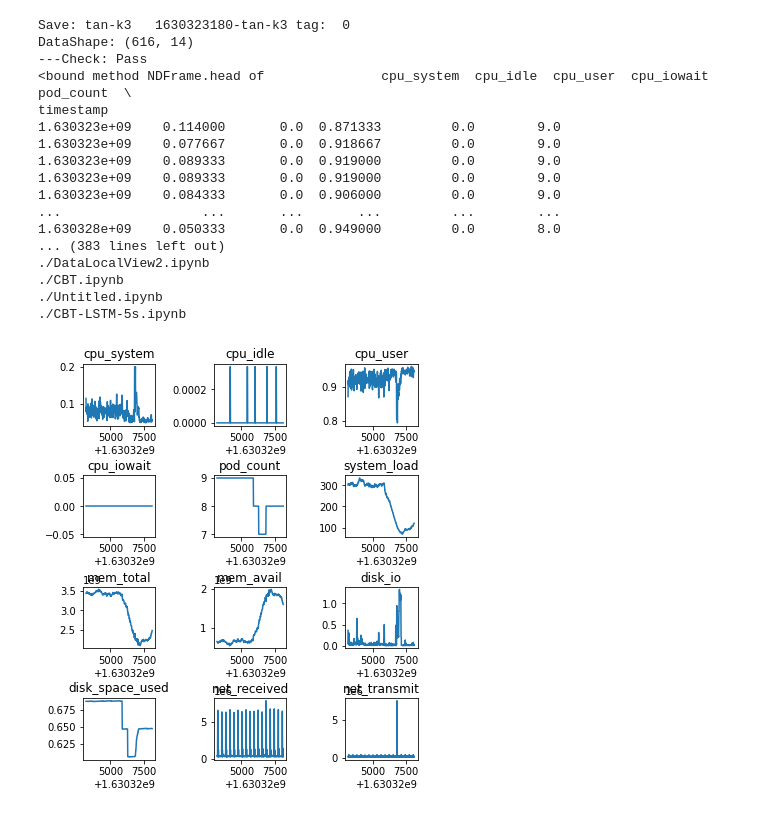
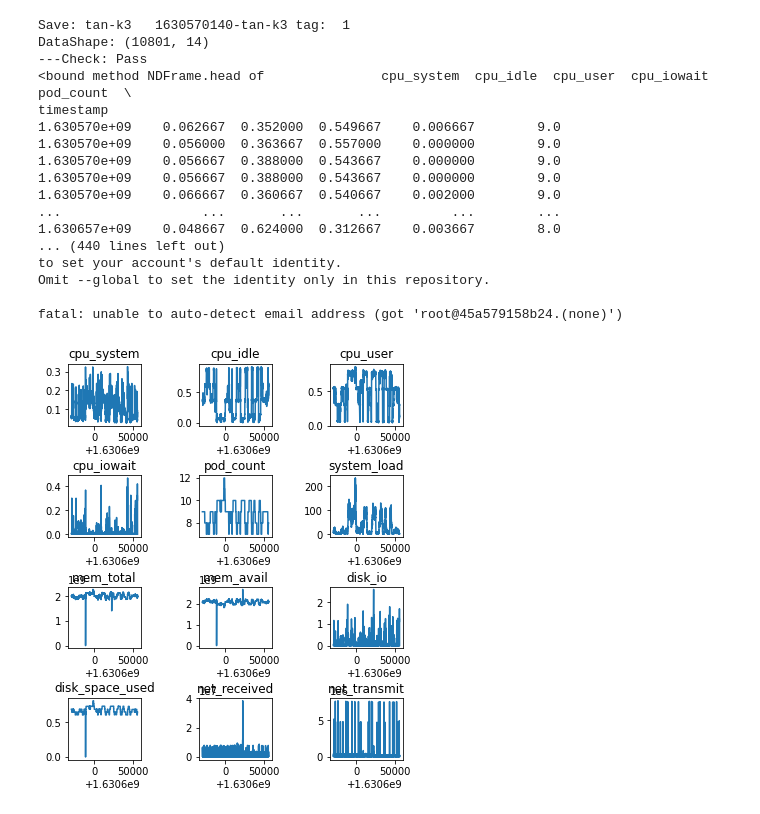
Before and after one commit to levanthanh3005/CBT, a Jupyter notebook: GetData.ipynb, the cells around one changed output. Saved outputs shown, nothing was run; the diff lists cells and outputs as text; code cells hidden in the pictures.

```diff
--- a/GetData.ipynb
+++ b/GetData.ipynb
@@ -332,47 +332,49 @@ def getFromAllInstancePandas(fromTime,toTime,tagValue,step=15):
 
 # getFromAllInstancePandas(strToSecond("2021-08-25 09:33:00"),strToSecond("2021-08-25 11:52:00"),0,8)#stress cpu in kube + build docker: Part 1:1629876780
 # getFromAllInstancePandas(strToSecond("2021-08-25 09:33:00"),strToSecond("2021-08-25 11:52:00"),0,5)#stress cpu in kube + build docker: Part 1:1629876780
 
 # getFromAllInstancePandas(strToSecond("2021-08-26 04:19:00"),strToSecond("2021-08-26 08:41:00"),0,8)#stress cpu in kube + build docker: Part 2:1629944340
 # getFromAllInstancePandas(strToSecond("2021-08-26 04:19:00"),strToSecond("2021-08-26 08:41:00"),0,5)#stress cpu in kube + build docker: Part 2:1629944340
 
 
 # getFromAllInstancePandas(strToSecond("2021-08-26 13:53:00"),strToSecond("2021-08-27 08:54:00"),0,8)#stress in docker with sleep random: 1629978780
 # # getFromAllInstancePandas(strToSecond("2021-08-26 13:53:00"),strToSecond("2021-08-27 08:54:00"),0,5)#stress in docker with sleep random: 1629978780
 
 #getFromAllInstancePandas(strToSecond("2021-08-27 10:28:00"),strToSecond("2021-08-28 08:44:00"),1,8)#run all TMS module:1630052880
 # getFromAllInstancePandas(strToSecond("2021-08-27 10:28:00"),strToSecond("2021-08-27 20:50:00"),1,5)#run all TMS module:1630052880
 
 # getFromAllInstancePandas(strToSecond("2021-08-28 13:30:00"),strToSecond("2021-08-29 13:30:00"),1,8)#minerBTC-kube:1630150200
 
 # getFromAllInstancePandas(strToSecond("2021-08-29 13:54:00"),strToSecond("2021-08-30 13:33:00"),0,8)#minerBTC-kube + stress in docker: 1630238040: Part1
 # getFromAllInstancePandas(strToSecond("2021-08-30 13:33:00"),strToSecond("2021-08-30 14:55:00"),0,8)#minerBTC-kube + stress in docker: 1630238040: Part 2
 
+getFromAllInstancePandas(strToSecond("2021-09-02 10:09:00"),strToSecond("2021-09-03 10:09:00"),1,8)#minerBTC-kube unlimited resources
+
 print('done')
 
 !rm /todo/cbtBackup.tar.gz
 !cp /todo/*.ipynb /todo/CBT
 !tar -czvf /todo/cbtBackup.tar.gz .
 !cd /todo/CBT && git add . && git commit -a -m "AD" && git push
 # %% [output]
-Save: tan-k3   1630323180-tan-k3 tag:  0
-DataShape: (616, 14)
+Save: tan-k3   1630570140-tan-k3 tag:  1
+DataShape: (10801, 14)
 ---Check: Pass
 <bound method NDFrame.head of               cpu_system  cpu_idle  cpu_user  cpu_iowait  pod_count  \
 timestamp
-1.630323e+09    0.114000       0.0  0.871333         0.0        9.0
-1.630323e+09    0.077667       0.0  0.918667         0.0        9.0
-1.630323e+09    0.089333       0.0  0.919000         0.0        9.0
-1.630323e+09    0.089333       0.0  0.919000         0.0        9.0
-1.630323e+09    0.084333       0.0  0.906000         0.0        9.0
+1.630570e+09    0.062667  0.352000  0.549667    0.006667        9.0
+1.630570e+09    0.056000  0.363667  0.557000    0.000000        9.0
+1.630570e+09    0.056667  0.388000  0.543667    0.000000        9.0
+1.630570e+09    0.056667  0.388000  0.543667    0.000000        9.0
+1.630570e+09    0.066667  0.360667  0.540667    0.002000        9.0
 ...                  ...       ...       ...         ...        ...
-1.630328e+09    0.050333       0.0  0.949000         0.0        8.0
-... (383 lines left out)
-./DataLocalView2.ipynb
-./CBT.ipynb
-./Untitled.ipynb
-./CBT-LSTM-5s.ipynb
+1.630657e+09    0.048667  0.624000  0.312667    0.003667        8.0
+... (440 lines left out)
+to set your account's default identity.
+Omit --global to set the identity only in this repository.
+
+fatal: unable to auto-detect email address (got 'root@45a579158b24.(none)')
-[figure, old version]
+[figure, new version]
 # %%
 !rm /todo/cbtBackup.tar.gz
 !cp /todo/*.ipynb /todo/CBT
```
Also changed, not shown: parts of 1 cell of this notebook, 3 other files.
